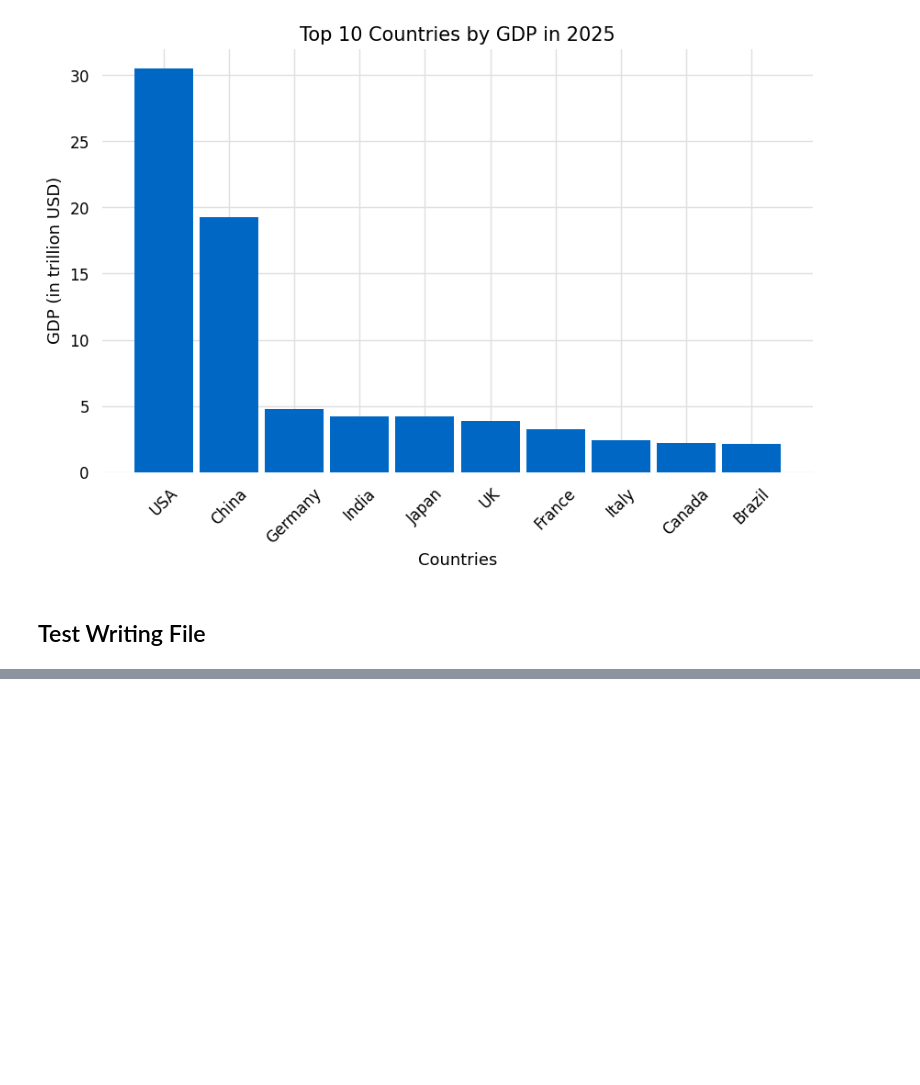
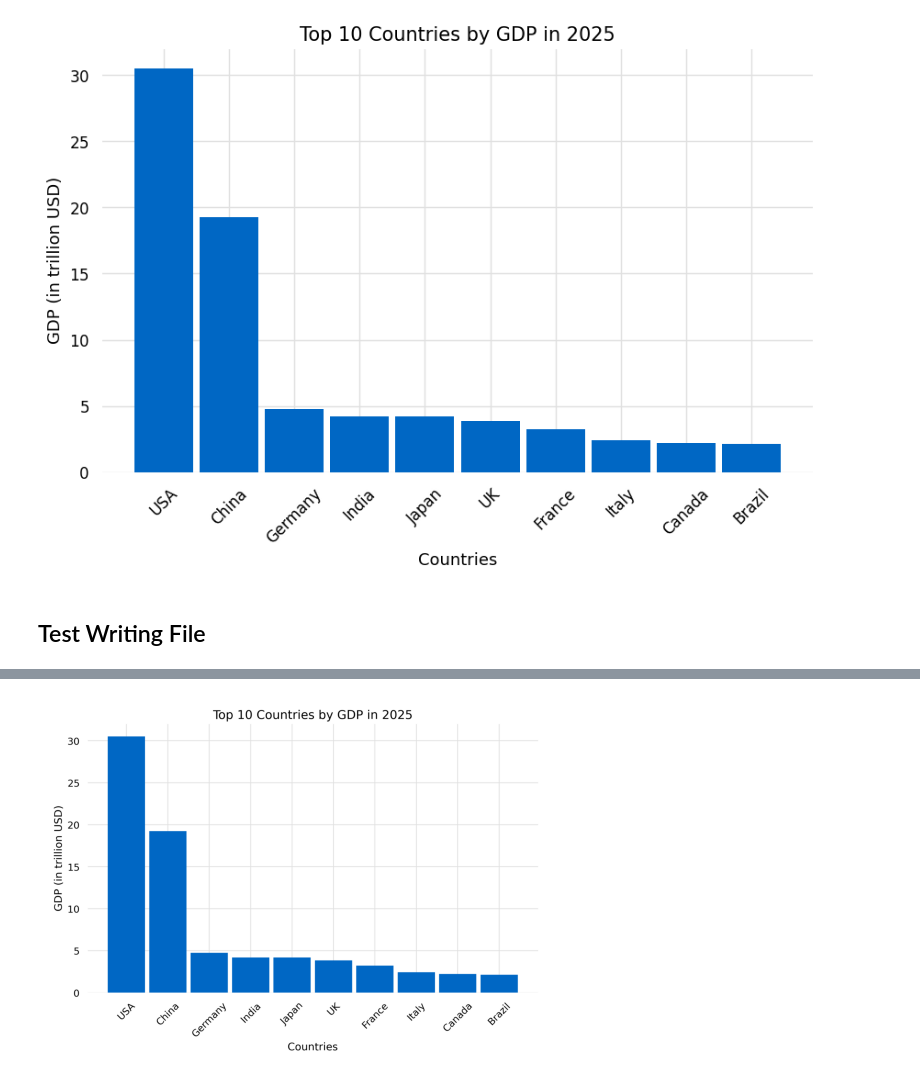
Before and after one commit to glyfish/yada, a Jupyter notebook: notebooks/plots/bar_chart_graph.ipynb, the cells around one changed output, grey strips where cells are left out. Saved outputs shown, nothing was run; the diff lists cells and outputs as text; code cells hidden in the pictures; blank space fills up the shorter version.

Commit message:
added test cases for ploting generated images

```diff
--- a/notebooks/plots/bar_chart_graph.ipynb
+++ b/notebooks/plots/bar_chart_graph.ipynb
@@ -65,4 +69,7 @@ file_name
 # %%
-bar(y, x, alpha=1.0, bar_width=0.9, xlabel_rotation=45,
-    xlabel='Countries', ylabel='GDP (in trillion USD)',title='Top 10 Countries by GDP in 2025',
-    figsize=(10, 6), file_name=file_name)
+img = image.imread(file_name)
+pyplot.imshow(img)
+pyplot.axis("off")
+pyplot.show()
+# %% [output]
+[figure, added]
```
Also changed, not shown: parts of 3 cells of this notebook, 1 other file.
